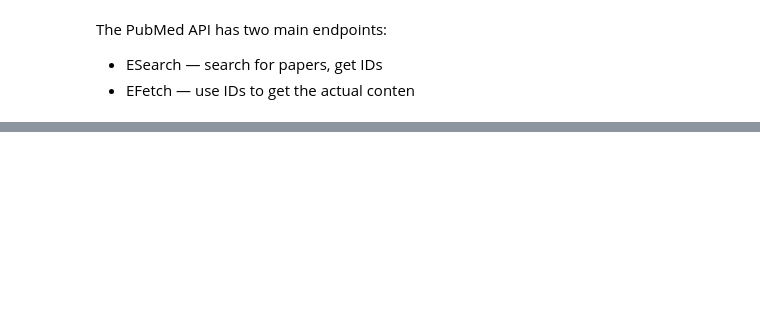
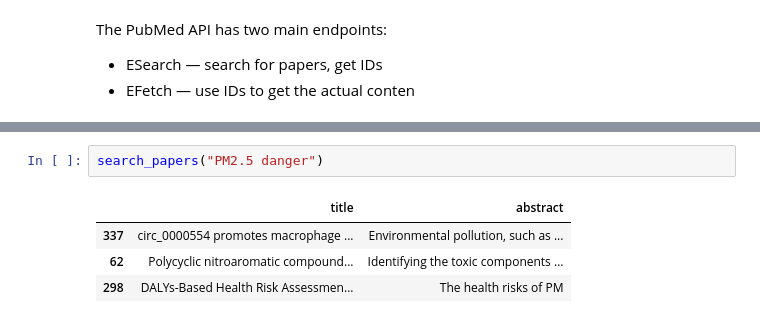
Before and after one commit to chandlershortlidge/end-to-end-project, a Jupyter notebook: notebooks/api.ipynb, the cells around one changed output, grey strips where cells are left out. Saved outputs shown, nothing was run; the diff lists cells and outputs as text; blank space fills up the shorter version.

```diff
--- a/notebooks/api.ipynb
+++ b/notebooks/api.ipynb
@@ -92,0 +158,7 @@ ABSTRACT: Intracerebral haemorrhage (ICH) is a rapidly fatal cerebrovascular cat
+# %%
+search_papers("PM2.5 danger")
+# %% [output]
+|  | title | abstract |
+| 337 | circ_0000554 promotes macrophage ... | Environmental pollution, such as ... |
+| 62 | Polycyclic nitroaromatic compound... | Identifying the toxic components ... |
+| 298 | DALYs-Based Health Risk Assessmen... | The health risks of PM |
```
Also changed, not shown: parts of 21 cells of this notebook, 14 other files.
